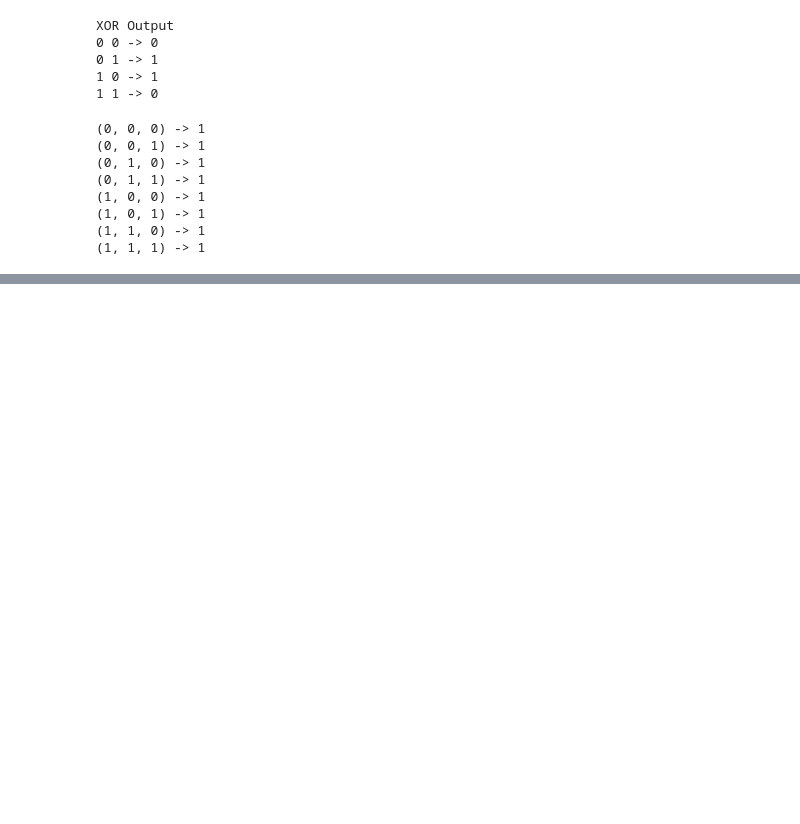
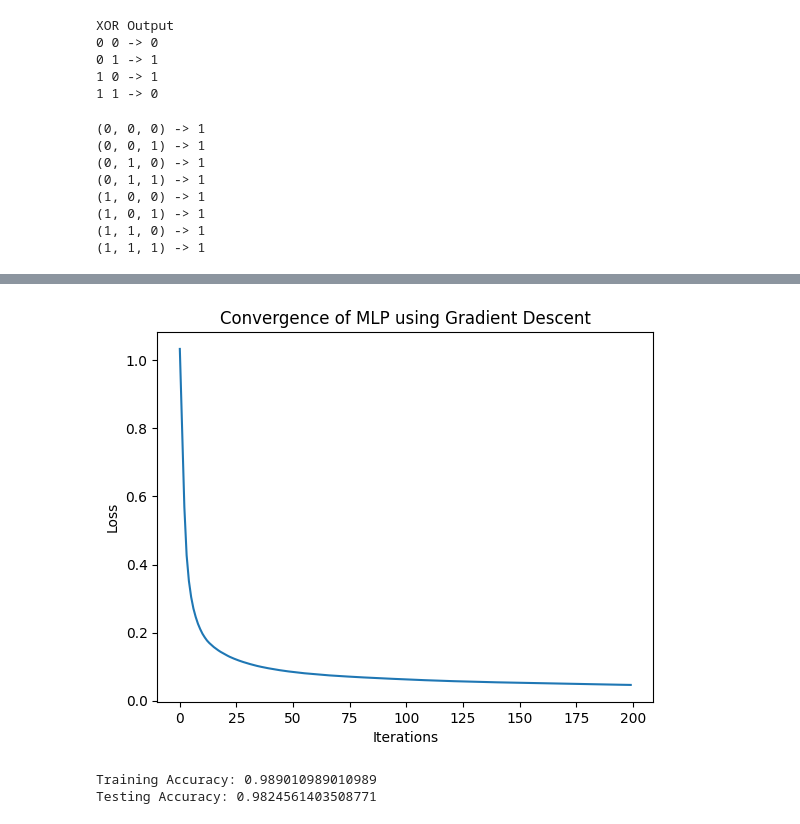
Before and after one commit to srujannayak45/DL-LAB-ASSIGNMENT, a Jupyter notebook: DL-WEEK1,2,3.ipynb, the cells around one changed output, grey strips where cells are left out. Drawn from its saved outputs; the diff is of its cells as text; code cells hidden in the pictures; blank space fills up the shorter version.

```diff
--- a/DL-WEEK1,2,3.ipynb
+++ b/DL-WEEK1,2,3.ipynb
@@ -837,0 +946,40 @@ for x1,x2,x3 in inputs:
+# %%
+#10Q
+import matplotlib.pyplot as plt
+from sklearn.datasets import load_breast_cancer
+from sklearn.model_selection import train_test_split
+from sklearn.neural_network import MLPClassifier
+from sklearn.preprocessing import StandardScaler
+
+data = load_breast_cancer()
+X = data.data
+y = data.target
+
+X_train, X_test, y_train, y_test = train_test_split(
+    X, y, test_size=0.2, random_state=42)
+
+scaler = StandardScaler()
+X_train = scaler.fit_transform(X_train)
+X_test = scaler.transform(X_test)
+
+mlp = MLPClassifier(
+    hidden_layer_sizes=(10,),
+    solver='sgd',
+    learning_rate_init=0.01,
+    max_iter=200,
+    random_state=1)
+
+mlp.fit(X_train, y_train)
+
+plt.plot(mlp.loss_curve_)
+plt.xlabel("Iterations")
+plt.ylabel("Loss")
+plt.title("Convergence of MLP using Gradient Descent")
+plt.show()
+
+print("Training Accuracy:", mlp.score(X_train, y_train))
+print("Testing Accuracy:", mlp.score(X_test, y_test))
+# %% [output]
+[figure, added]
+Training Accuracy: 0.989010989010989
+Testing Accuracy: 0.9824561403508771
```
Also changed, not shown: parts of 10 cells of this notebook, 2 other files.
